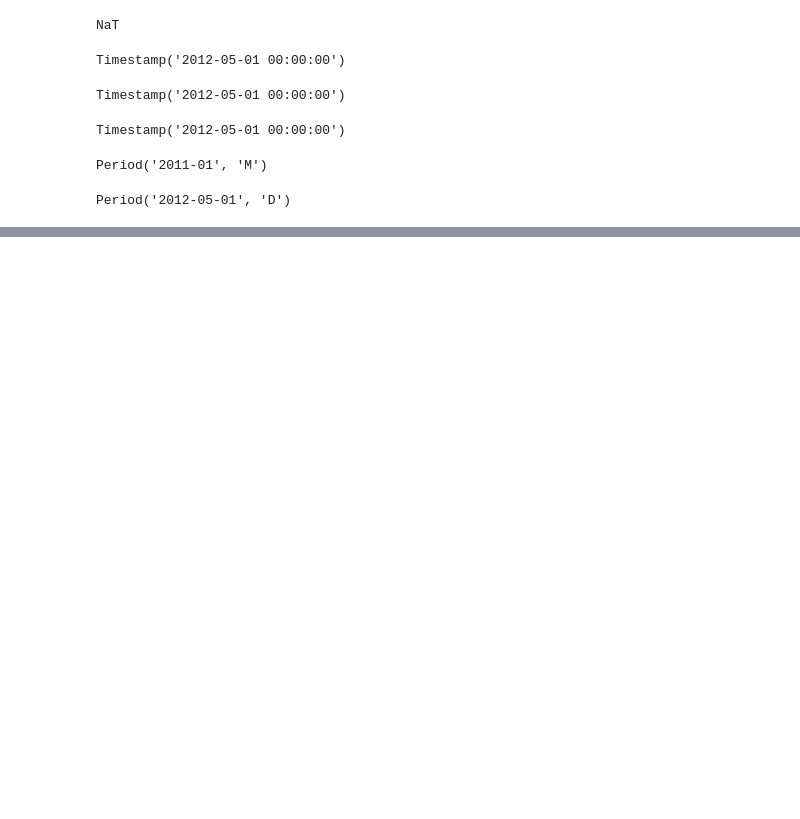
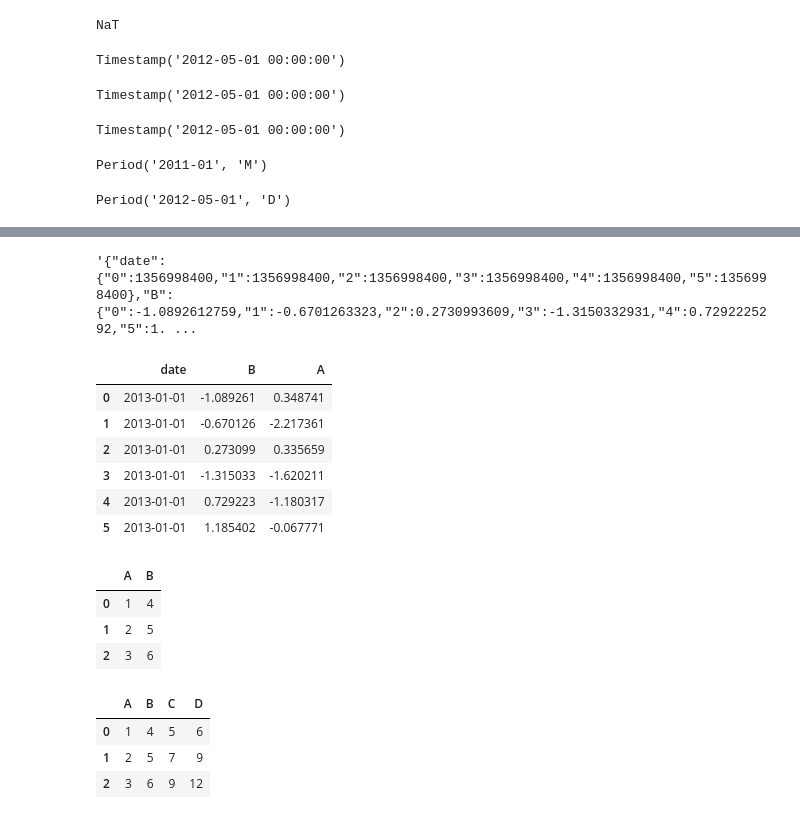
Before and after one commit to paulow540/100-days-of-coding-and-machine-learning-, a Jupyter notebook: 100 days of coding .ipynb, the cells around one changed output, grey strips where cells are left out. Drawn from its saved outputs; the diff is of its cells as text; code cells hidden in the pictures; blank space fills up the shorter version.

```diff
--- a/100 days of coding .ipynb
+++ b/100 days of coding .ipynb
@@ -408,0 +638,5 @@ Period('2012-05-01', 'D')
+# %%
+datejson = pd.DataFrame(np.random.randn(6, 2), columns=list("AB"))
+datejson["date"] = pd.Timestamp("20130101")
+datejson =datejson.sort_index(axis=1, ascending=False)
+json = datejson.to_json(date_format="iso")
@@ -408,0 +652,16 @@ Period('2012-05-01', 'D')
+# %%
+json = datejson.to_json(date_format="epoch", date_unit="s")
+# %%
+json
+# %% [output]
+'{"date":{"0":1356998400,"1":1356998400,"2":1356998400,"3":1356998400,"4":1356998400,"5":1356998400},"B":{"0":-1.0892612759,"1":-0.6701263323,"2":0.2730993609,"3":-1.3150332931,"4":0.7292225292,"5":1. ...
+# %%
+pd.read_json(json)
+# %% [output]
+|  | date | B | A |
+| 0 | 2013-01-01 | -1.089261 | 0.348741 |
+| 1 | 2013-01-01 | -0.670126 | -2.217361 |
+| 2 | 2013-01-01 | 0.273099 | 0.335659 |
+| 3 | 2013-01-01 | -1.315033 | -1.620211 |
+| 4 | 2013-01-01 | 0.729223 | -1.180317 |
+| 5 | 2013-01-01 | 1.185402 | -0.067771 |
@@ -408,0 +673,14 @@ Period('2012-05-01', 'D')
+# %%
+ful_data
+# %% [output]
+|  | A | B |
+| 0 | 1 | 4 |
+| 1 | 2 | 5 |
+| 2 | 3 | 6 |
+# %%
+ful_data.assign(C=lambda x: x["A"] + x["B"], D=lambda x: x["A"] + x["C"])
+# %% [output]
+|  | A | B | C | D |
+| 0 | 1 | 4 | 5 | 6 |
+| 1 | 2 | 5 | 7 | 9 |
+| 2 | 3 | 6 | 9 | 12 |
```
Also changed, not shown: parts of 44 cells of this notebook, 7 other files.
